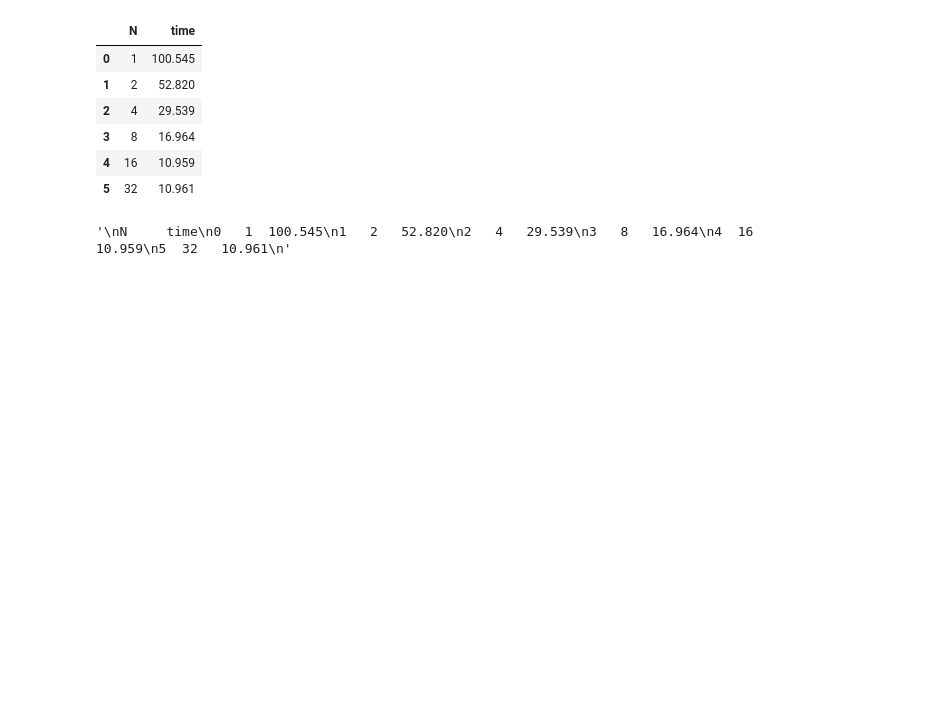
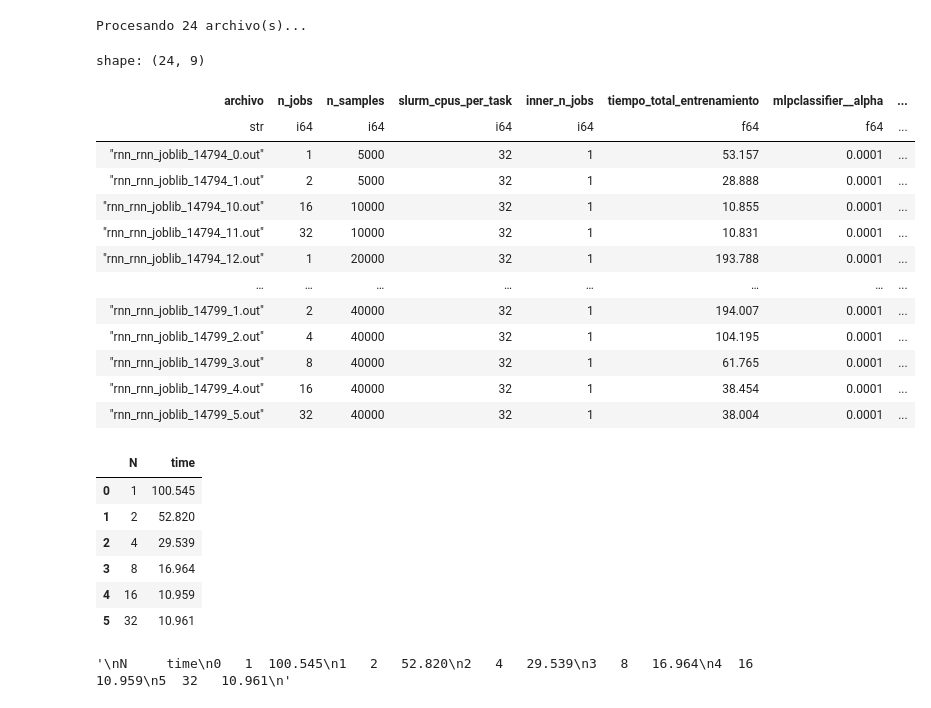
Before and after one commit to s110/Maestria, a Jupyter notebook: 4_hpc/codigo/5_EC01/analytics.ipynb, the cells around one changed output. Cells and saved outputs as stored; diff of their text form; code cells hidden in the pictures; blank space fills up the shorter version.

```diff
--- a/4_hpc/codigo/5_EC01/analytics.ipynb
+++ b/4_hpc/codigo/5_EC01/analytics.ipynb
@@ -5,3 +90,26 @@ import math
+# %%
+base_path=Path('logs')
+file_glob = 'rnn_rnn_joblib_*.out'
+df_resultados = procesar_y_expandir_logs(ruta_busqueda=base_path.joinpath(file_glob).as_posix())
+# %% [output]
+Procesando 24 archivo(s)...
+# %%
+df_resultados
+# %% [output]
+shape: (24, 9)
+| archivo | n_jobs | n_samples | slurm_cpus_per_task | inner_n_jobs | tiempo_total_entrenamiento | mlpclassifier__alpha | ... |
+| str | i64 | i64 | i64 | i64 | f64 | f64 | ... |
+| "rnn_rnn_joblib_14794_0.out" | 1 | 5000 | 32 | 1 | 53.157 | 0.0001 | ... |
+| "rnn_rnn_joblib_14794_1.out" | 2 | 5000 | 32 | 1 | 28.888 | 0.0001 | ... |
+| "rnn_rnn_joblib_14794_10.out" | 16 | 10000 | 32 | 1 | 10.855 | 0.0001 | ... |
+| "rnn_rnn_joblib_14794_11.out" | 32 | 10000 | 32 | 1 | 10.831 | 0.0001 | ... |
+| "rnn_rnn_joblib_14794_12.out" | 1 | 20000 | 32 | 1 | 193.788 | 0.0001 | ... |
+| … | … | … | … | … | … | … | ... |
+| "rnn_rnn_joblib_14799_1.out" | 2 | 40000 | 32 | 1 | 194.007 | 0.0001 | ... |
+| "rnn_rnn_joblib_14799_2.out" | 4 | 40000 | 32 | 1 | 104.195 | 0.0001 | ... |
+| "rnn_rnn_joblib_14799_3.out" | 8 | 40000 | 32 | 1 | 61.765 | 0.0001 | ... |
+| "rnn_rnn_joblib_14799_4.out" | 16 | 40000 | 32 | 1 | 38.454 | 0.0001 | ... |
+| "rnn_rnn_joblib_14799_5.out" | 32 | 40000 | 32 | 1 | 38.004 | 0.0001 | ... |
 # %%
 df_10k = pd.read_csv("timesN10k.txt", header=None, names=["N", "time"], sep="\t")
 df_10k
```
Also changed, not shown: parts of 2 cells of this notebook, 3 other files.
